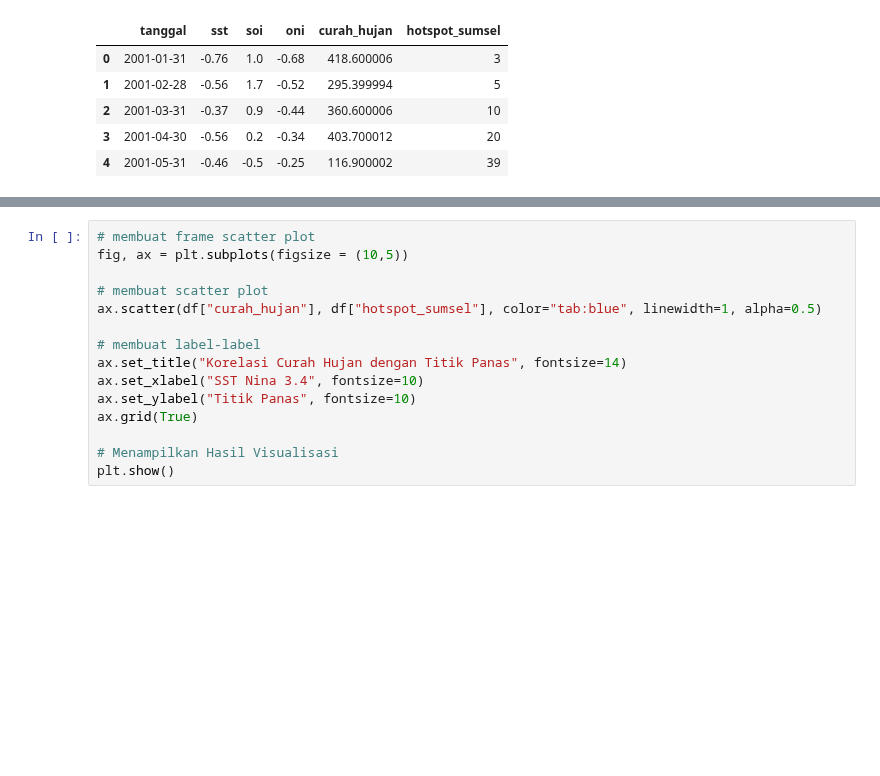
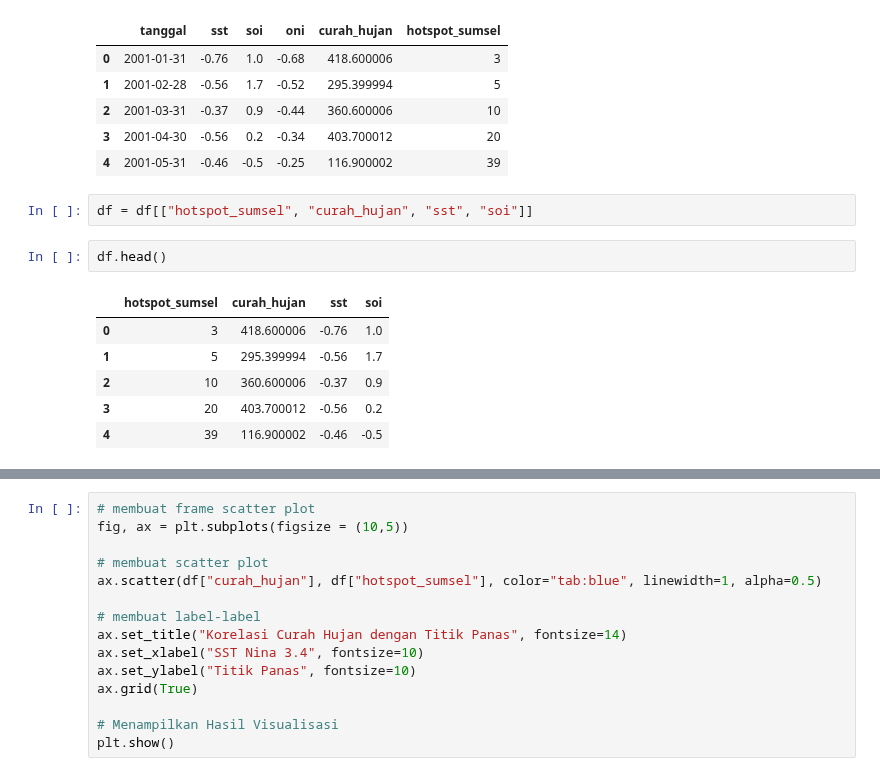
Before and after one commit to kusin/tensorflow-hotspot-v1, a Jupyter notebook: ekspolarasi_data.ipynb, the cells around one changed output, grey strips where cells are left out. Saved outputs shown, nothing was run; the diff lists cells and outputs as text; blank space fills up the shorter version.

```diff
--- a/ekspolarasi_data.ipynb
+++ b/ekspolarasi_data.ipynb
@@ -32,3 +46,14 @@ df.head()
 | 2 | 2001-03-31 | -0.37 | 0.9 | -0.44 | 360.600006 | 10 |
 | 3 | 2001-04-30 | -0.56 | 0.2 | -0.34 | 403.700012 | 20 |
 | 4 | 2001-05-31 | -0.46 | -0.5 | -0.25 | 116.900002 | 39 |
+# %%
+df = df[["hotspot_sumsel", "curah_hujan", "sst", "soi"]]
+# %%
+df.head()
+# %% [output]
+|  | hotspot_sumsel | curah_hujan | sst | soi |
+| 0 | 3 | 418.600006 | -0.76 | 1.0 |
+| 1 | 5 | 295.399994 | -0.56 | 1.7 |
+| 2 | 10 | 360.600006 | -0.37 | 0.9 |
+| 3 | 20 | 403.700012 | -0.56 | 0.2 |
+| 4 | 39 | 116.900002 | -0.46 | -0.5 |
```
Also changed, not shown: parts of 6 cells of this notebook, 5 other files.
